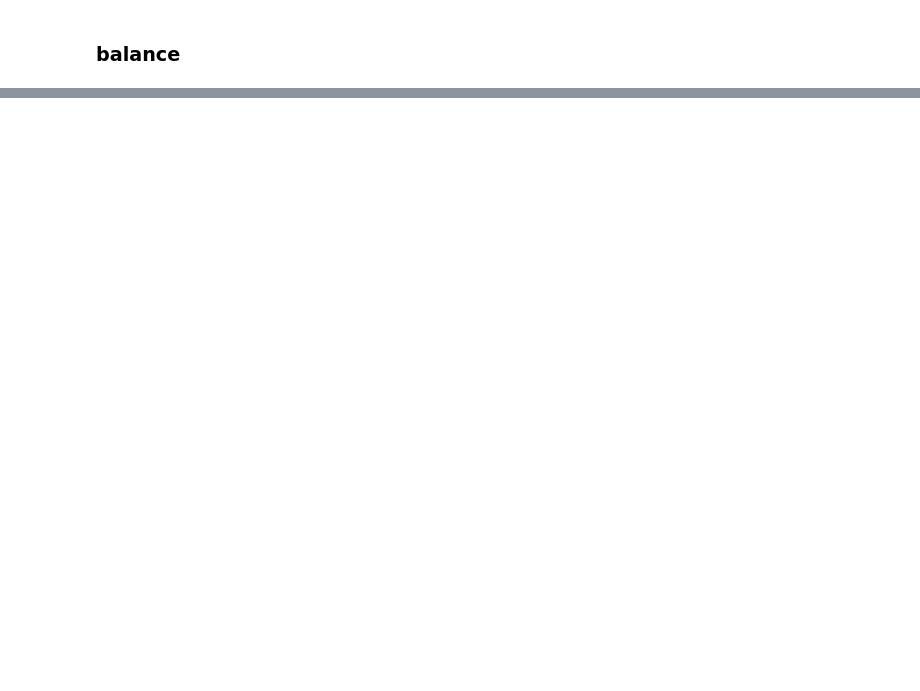
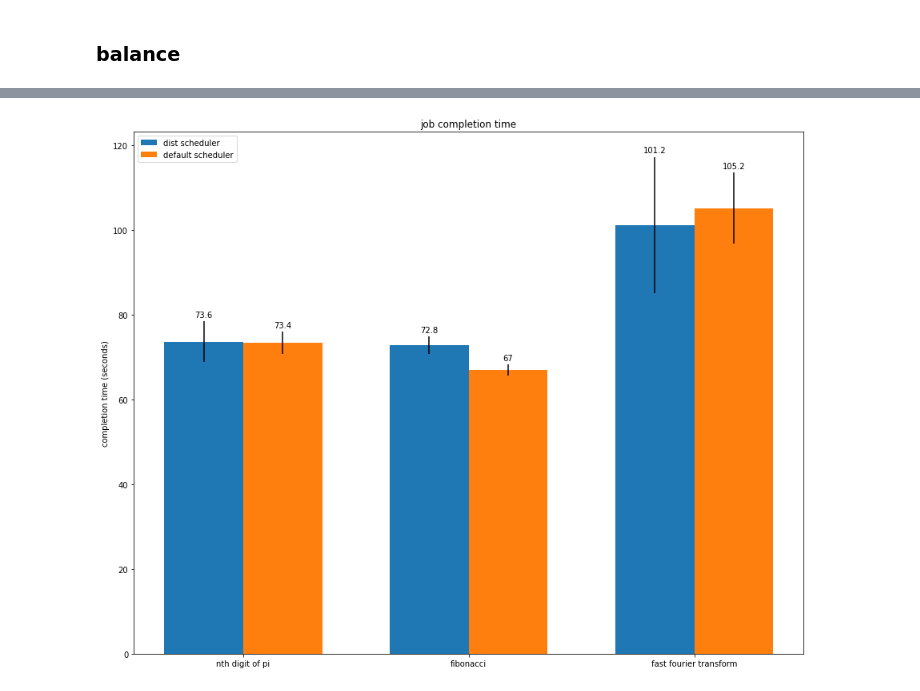
Before and after one commit to Vincent-lau/hyperion, a Jupyter notebook: measure/plotmetrics.ipynb, the cells around one changed output, grey strips where cells are left out. Saved outputs shown, nothing was run; the diff lists cells and outputs as text; code cells hidden in the pictures; blank space fills up the shorter version.

```diff
--- a/measure/plotmetrics.ipynb
+++ b/measure/plotmetrics.ipynb
@@ -1071,0 +1145,42 @@ print(np.std(default_cpu_pcts, axis=1))
+# %%
+default_pi = np.array([74,76,72,69,76])
+dist_pi = np.array([67,78,75,69,79])
+
+default_fib = np.array([68,66,66,66,69])
+dist_fib = np.array([70,74,76,73,71])
+
+
+default_fft = np.array([106,112,89,108,111])
+dist_fft = np.array([87,105,109,80,125])
+
+
+default_means = np.array([np.mean(x) for x in [default_pi, default_fib, default_fft]])
+default_err = [np.std(x) for x in [default_pi, default_fib, default_fft]]
+dist_means = np.array([np.mean(x) for x in [dist_pi, dist_fib, dist_fft]])
+dist_err = [np.std(x) for x in [dist_pi, dist_fib, dist_fft]]
+# %%
+fig, ax = plt.subplots()
+fig.set_size_inches(15, 12)
+
+labels = ['nth digit of pi', 'fibonacci', 'fast fourier transform']
+
+x = np.arange(len(labels))
+width = 0.35  # the width of the bars
+
+
+
+rects1 = ax.bar(x - width / 2, dist_means, yerr = dist_err, width=width, label='dist scheduler')
+rects2 = ax.bar(x + width / 2, default_means, yerr = default_err, width = width, label='default scheduler')
+
+ax.bar_label(rects1, padding=3)
+ax.bar_label(rects2, padding=3)
+
+ax.set_ylabel('completion time (seconds)')
+ax.set_title('job completion time')
+ax.set_xticks(x, labels)
+
+ax.legend(loc='upper left')
+
+fig.savefig(f'{graph_dir}job_completion.png')
+# %% [output]
+[figure, added]
```
Also changed, not shown: parts of 9 cells of this notebook, 9 other files.
